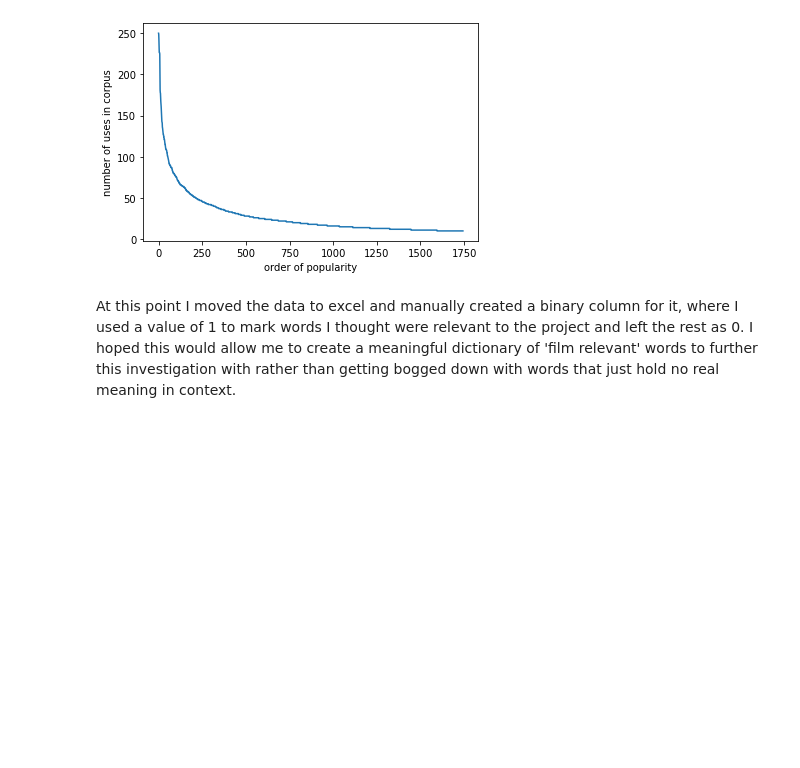
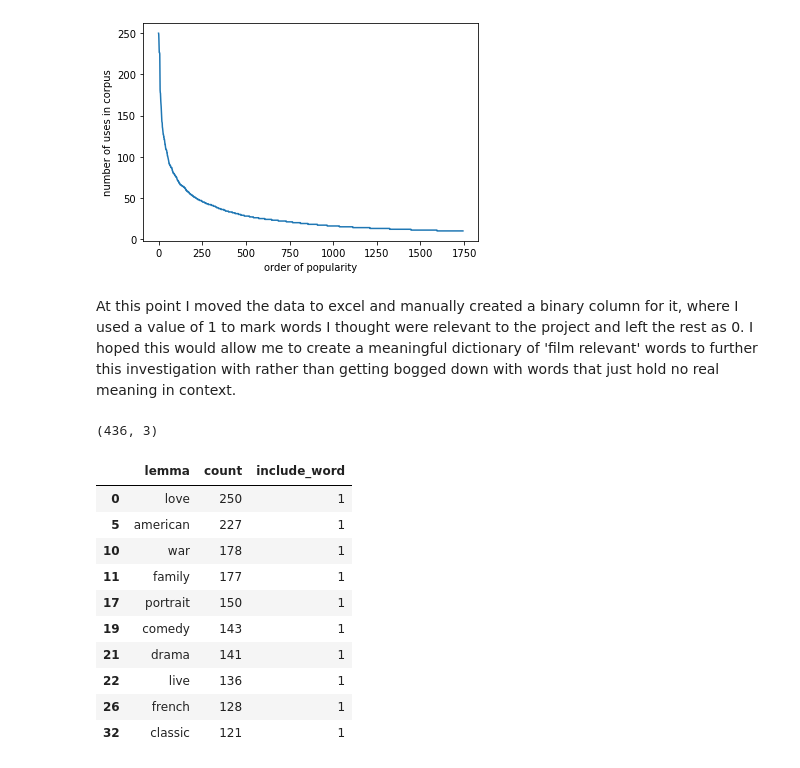
Before and after one commit to JohnStokes228/movie_eda, a Jupyter notebook: initial_eda.ipynb, the cells around one changed output. Drawn from its saved outputs; the diff is of its cells as text; code cells hidden in the pictures; blank space fills up the shorter version.

```diff
--- a/initial_eda.ipynb
+++ b/initial_eda.ipynb
@@ -355,3 +353,25 @@ lemma_counts.reset_index().plot.line(y='count',
 [figure]
 # %% [markdown]
 At this point I moved the data to excel and manually created a binary column for it, where I used a value of 1 to mark words I thought were relevant to the project and left the rest as 0. I hoped this would allow me to create a meaningful dictionary of 'film relevant' words to further this investigation with rather than getting bogged down with words that just hold no real meaning in context.
+# %%
+lemma_counts = pd.read_excel('data/lemma_counts.xlsx')
+
+lemma_counts = lemma_counts[lemma_counts['include_word']==1]
+
+filtered_lemmas = lemma_counts.lemma.tolist()
+
+print(lemma_counts.shape)
+lemma_counts.head(10)
+# %% [output]
+(436, 3)
+|  | lemma | count | include_word |
+| 0 | love | 250 | 1 |
+| 5 | american | 227 | 1 |
+| 10 | war | 178 | 1 |
+| 11 | family | 177 | 1 |
+| 17 | portrait | 150 | 1 |
+| 19 | comedy | 143 | 1 |
+| 21 | drama | 141 | 1 |
+| 22 | live | 136 | 1 |
+| 26 | french | 128 | 1 |
+| 32 | classic | 121 | 1 |
```
Also changed, not shown: parts of 5 cells of this notebook, 2 other files.
